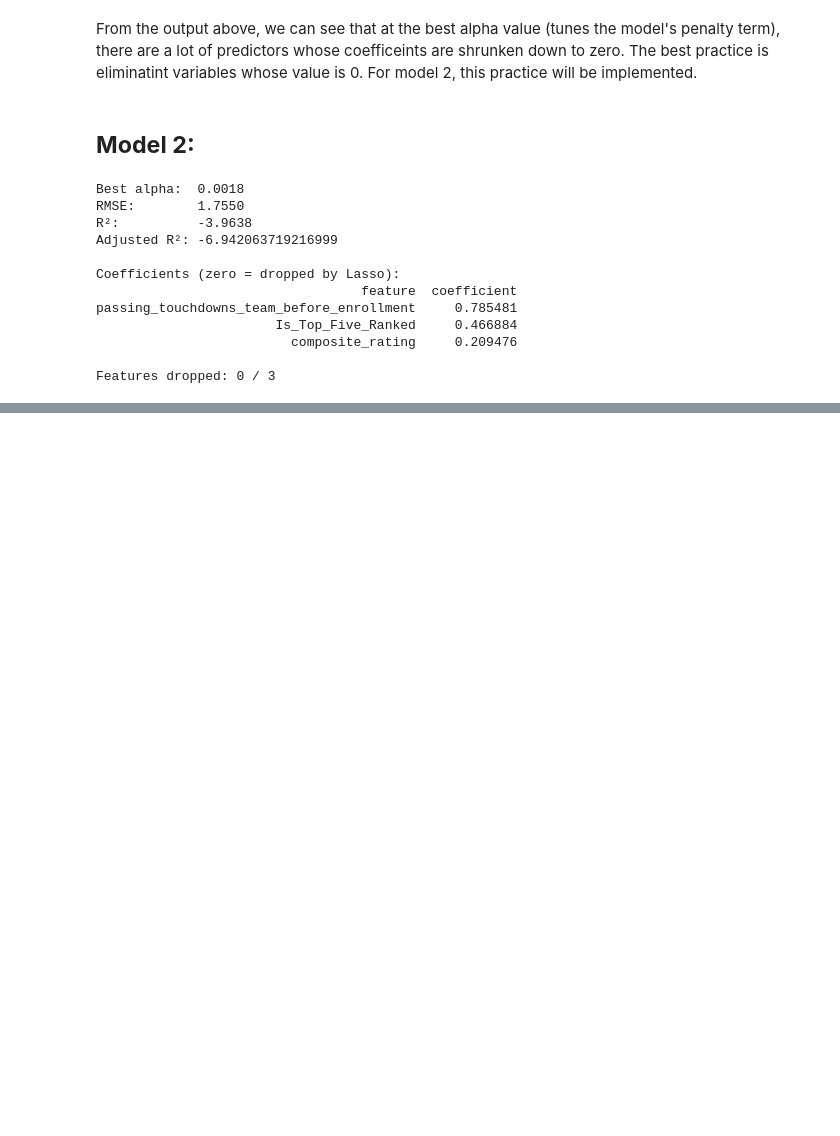
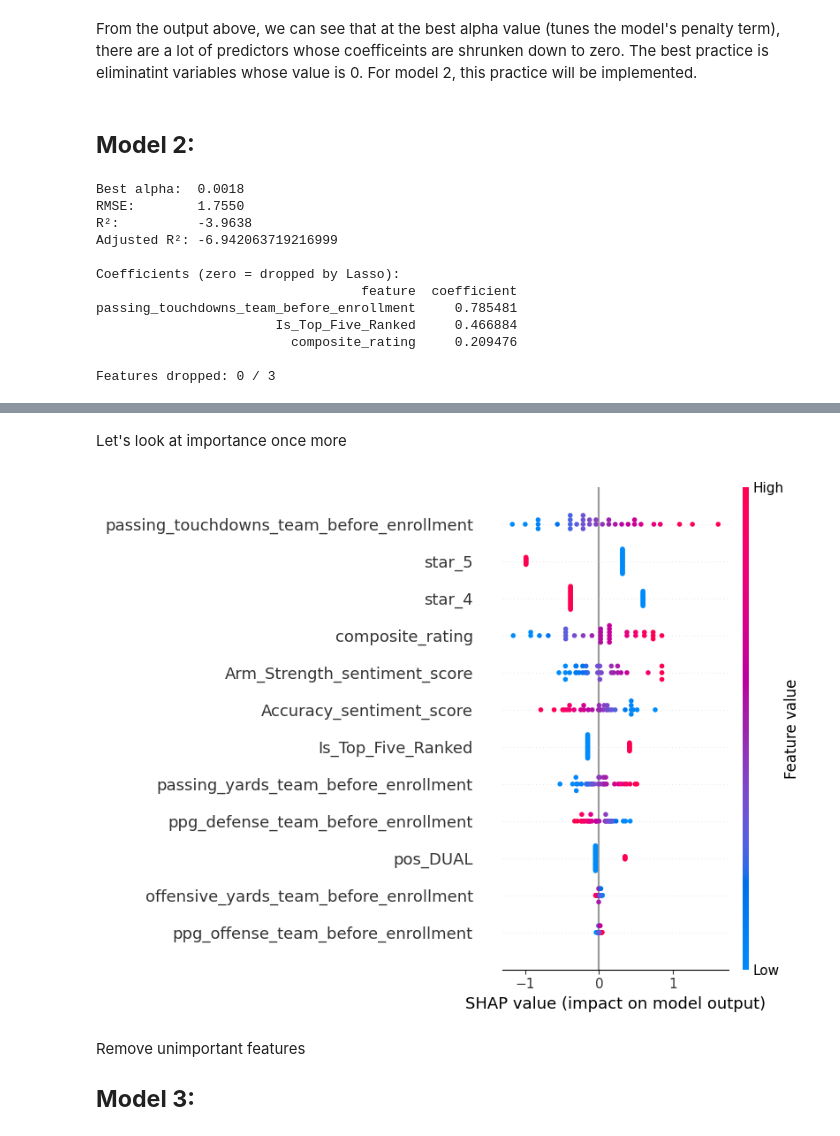
Before and after one commit to AJH456/Predicting_College_Football_Quarterback_Success, a Jupyter notebook: Code/modeling.ipynb, the cells around one changed output, grey strips where cells are left out. Cells and saved outputs as stored; diff of their text form; code cells hidden in the pictures; blank space fills up the shorter version.

```diff
--- a/Code/modeling.ipynb
+++ b/Code/modeling.ipynb
@@ -1032,0 +1212,19 @@ Very poor fit.
+# %% [markdown]
+Let's look at importance once more
+# %%
+# Get the SHAP values for the model
+
+ridge_reg = Ridge()
+
+ridge_reg.fit(X_train_scaled, y_train)
+
+import shap
+explainer = shap.LinearExplainer(ridge_reg, X_train_scaled)
+shap_values = explainer(X_train_scaled)
+shap.summary_plot(shap_values, X_train_scaled, feature_names = X.columns)
+# %% [output]
+[figure, added]
+# %% [markdown]
+Remove unimportant features
+
+## **Model 3:**
```
Also changed, not shown: parts of 45 cells of this notebook.
